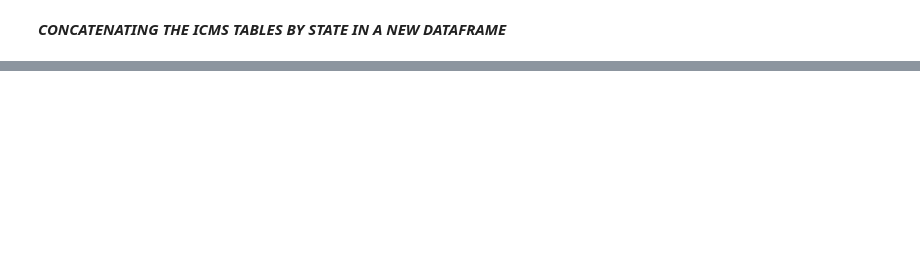
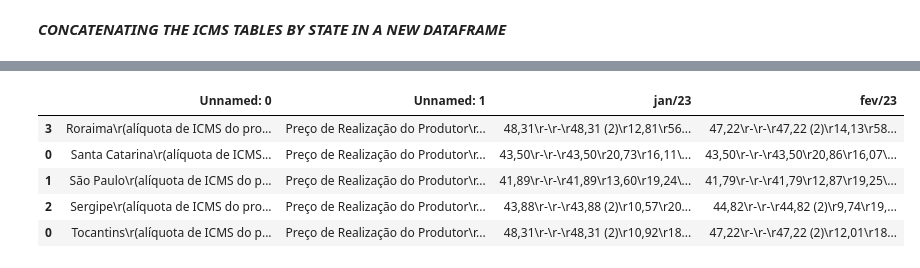
Before and after one commit to PedroPavanii/GAS, a Jupyter notebook: gas.ipynb, the cells around one changed output, grey strips where cells are left out. Saved outputs shown, nothing was run; the diff lists cells and outputs as text; code cells hidden in the pictures; blank space fills up the shorter version.

```diff
--- a/gas.ipynb
+++ b/gas.ipynb
@@ -634,0 +757,10 @@ estados_icms_2013 = pd.concat([faltantes_icms, ac_13, al_13, ce_13, distrito_13,
+# %%
+#EXPLORING THE (margens_23) DATAFRAME:
+margens_23.tail()
+# %% [output]
+|  | Unnamed: 0 | Unnamed: 1 | jan/23 | fev/23 |
+| 3 | Roraima\r(alíquota de ICMS do pro... | Preço de Realização do Produtor\r... | 48,31\r-\r-\r48,31 (2)\r12,81\r56... | 47,22\r-\r-\r47,22 (2)\r14,13\r58... |
+| 0 | Santa Catarina\r(alíquota de ICMS... | Preço de Realização do Produtor\r... | 43,50\r-\r-\r43,50\r20,73\r16,11\... | 43,50\r-\r-\r43,50\r20,86\r16,07\... |
+| 1 | São Paulo\r(alíquota de ICMS do p... | Preço de Realização do Produtor\r... | 41,89\r-\r-\r41,89\r13,60\r19,24\... | 41,79\r-\r-\r41,79\r12,87\r19,25\... |
+| 2 | Sergipe\r(alíquota de ICMS do pro... | Preço de Realização do Produtor\r... | 43,88\r-\r-\r43,88 (2)\r10,57\r20... | 44,82\r-\r-\r44,82 (2)\r9,74\r19,... |
+| 0 | Tocantins\r(alíquota de ICMS do p... | Preço de Realização do Produtor\r... | 48,31\r-\r-\r48,31 (2)\r10,92\r18... | 47,22\r-\r-\r47,22 (2)\r12,01\r18... |
```
Also changed, not shown: parts of 21 cells of this notebook.
